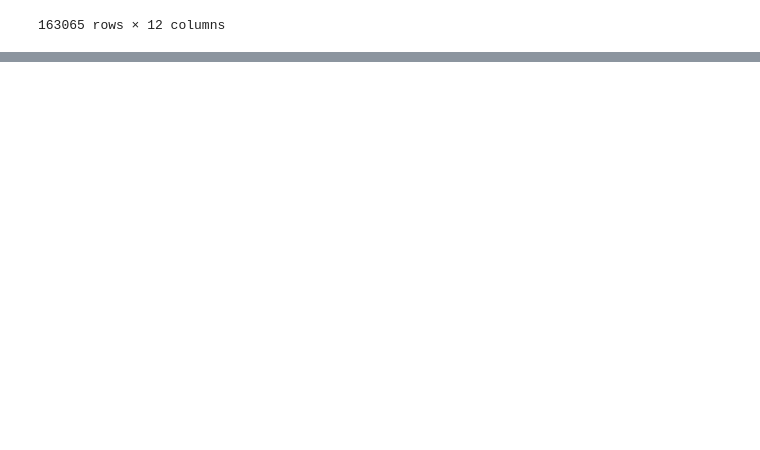
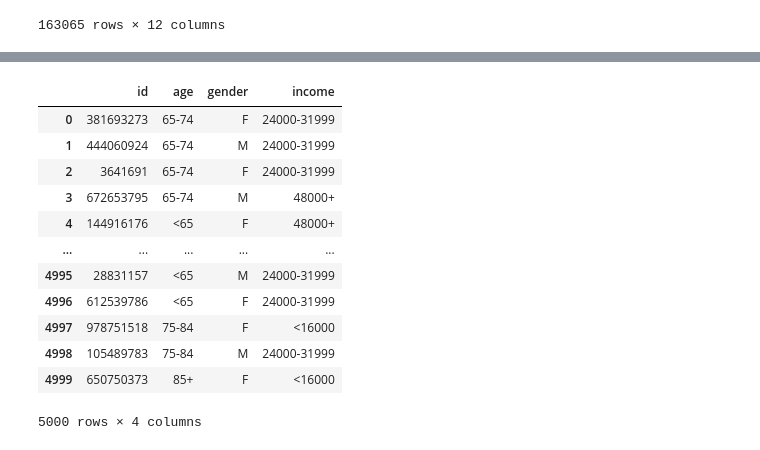
Before and after one commit to carleyeshield21/SQL, a Jupyter notebook: HealthCare_Jupyter.ipynb, the cells around one changed output, grey strips where cells are left out. Cells and saved outputs as stored; diff of their text form; code cells hidden in the pictures; blank space fills up the shorter version.

```diff
--- a/HealthCare_Jupyter.ipynb
+++ b/HealthCare_Jupyter.ipynb
@@ -37,0 +93,17 @@ Inpatient_provdr
+# %%
+Review_patient_history_samp = pandas.read_csv('Review_patient_history_samp.csv')
+Review_patient_history_samp
+# %% [output]
+|  | id | age | gender | income |
+| 0 | 381693273 | 65-74 | F | 24000-31999 |
+| 1 | 444060924 | 65-74 | M | 24000-31999 |
+| 2 | 3641691 | 65-74 | F | 24000-31999 |
+| 3 | 672653795 | 65-74 | M | 48000+ |
+| 4 | 144916176 | <65 | F | 48000+ |
+| ... | ... | ... | ... | ... |
+| 4995 | 28831157 | <65 | M | 24000-31999 |
+| 4996 | 612539786 | <65 | F | 24000-31999 |
+| 4997 | 978751518 | 75-84 | F | <16000 |
+| 4998 | 105489783 | 75-84 | M | 24000-31999 |
+| 4999 | 650750373 | 85+ | F | <16000 |
+5000 rows × 4 columns
```
Also changed, not shown: parts of 5 cells of this notebook.
